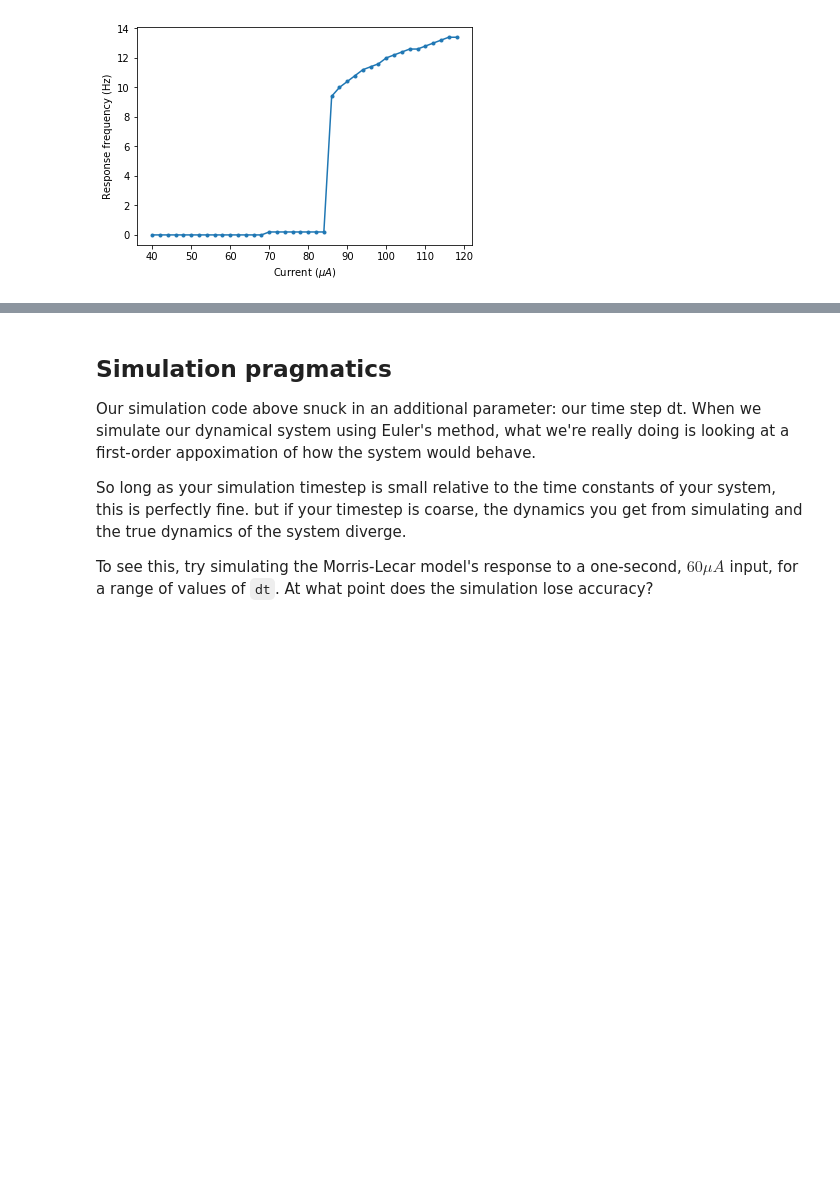
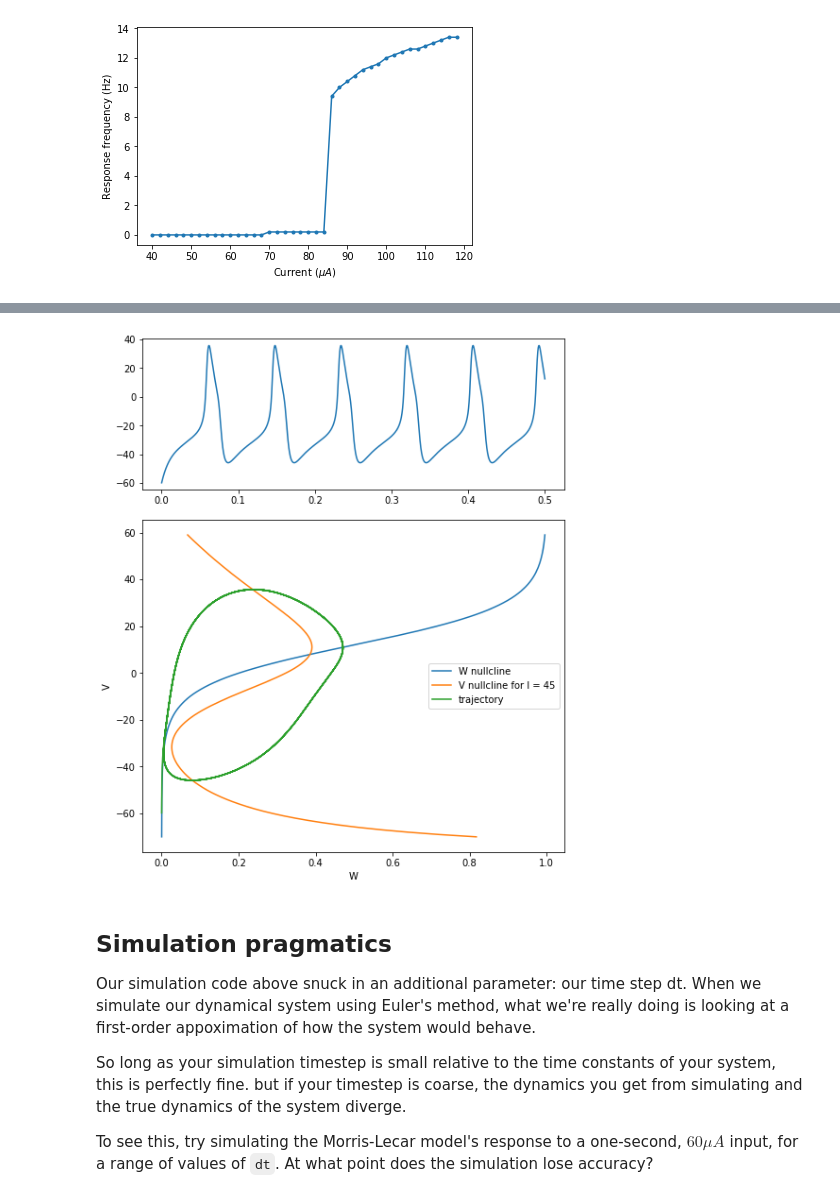
Before and after one commit to SaberaTalukder/Chen_Institute_DataSAI_for_Neuroscience, a Jupyter notebook: 07_06_22_day2_dynamical_time_series/code/neural_model_simulation.ipynb, the cells around one changed output, grey strips where cells are left out. Cells and saved outputs as stored; diff of their text form; code cells hidden in the pictures; blank space fills up the shorter version.

Commit message:
adding in some nullclines

```diff
--- a/07_06_22_day2_dynamical_time_series/code/neural_model_simulation.ipynb
+++ b/07_06_22_day2_dynamical_time_series/code/neural_model_simulation.ipynb
@@ -362,3 +415,28 @@ Extra-super bonus: try plotting $V$ and $W$ against each other for one of your s
+# %%
+fig = plt.figure(figsize=(8,10))
+gs  = fig.add_gridspec(nrows=3, ncols=1)
+ax0 = fig.add_subplot(gs[0])
+ax1 = fig.add_subplot(gs[1:])
+
+# pro tip: try doing this with param_channels vs param_channels_2
+use_channelset = param_channels
+nc1, nc2 = generate_nullclines(param_cell, use_channelset)
+
+V_ran = np.arange(-70,60)
+ax1.plot(nc1(V_ran), V_ran, label = 'W nullcline')
+
+I = 45
+ax1.plot(nc2(V_ran, I), V_ran, label = 'V nullcline for I = ' + str(I))
+v,w,time = ML_sim(param_cell, use_channelset, I, tmax=500., V0 = -60, W0 = 0)
+ax1.plot(w,v, label='trajectory')
+ax0.plot(time,v)
+
+ax1.set_xlabel('W')
+ax1.set_ylabel('V')
+ax1.legend()
+plt.show()
+# %% [output]
+[figure, added]
 # %% [markdown]
 ## Simulation pragmatics
 Our simulation code above snuck in an additional parameter: our time step dt. When we simulate our dynamical system using Euler's method, what we're really doing is looking at a first-order appoximation of how the system would behave.
```
Also changed, not shown: parts of 8 cells of this notebook, 1 other file.
